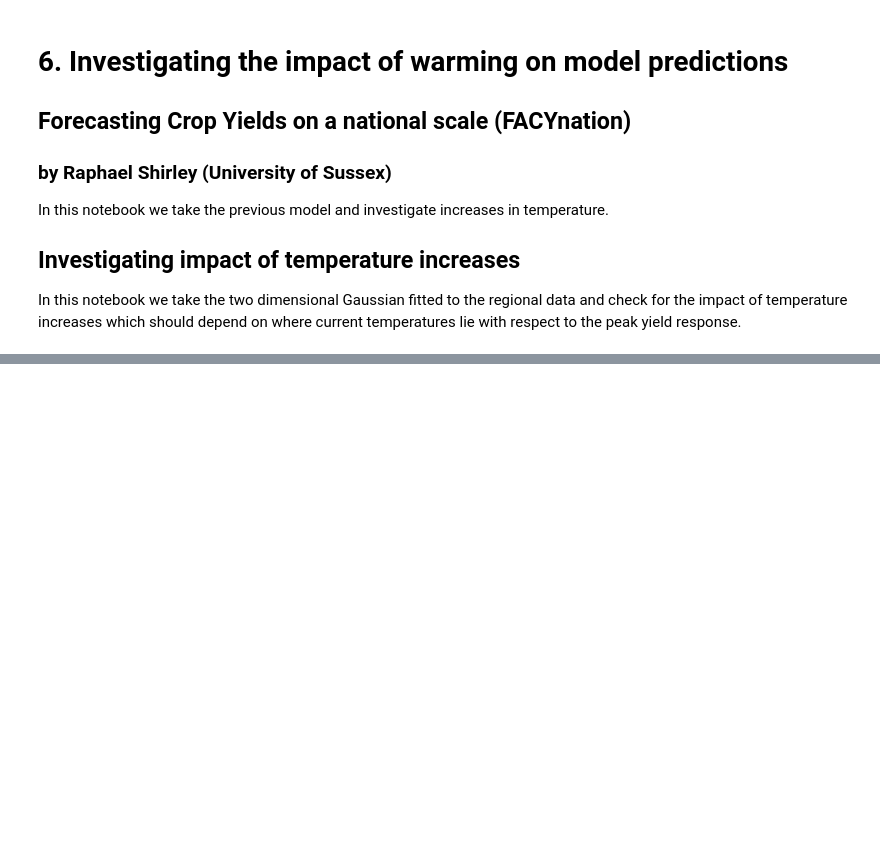
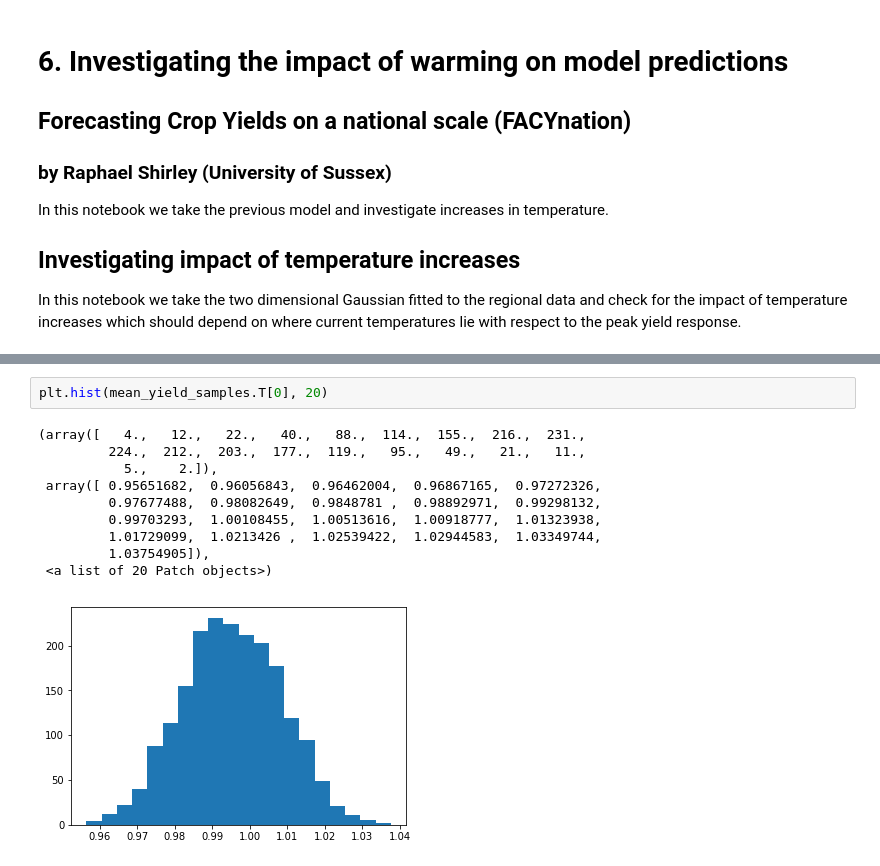
Before and after one commit to MylesBartlett/FACYnation, a Jupyter notebook: 6_Warming_impact.ipynb, the cells around one changed output, grey strips where cells are left out. Cells and saved outputs as stored; diff of their text form; blank space fills up the shorter version.

```diff
--- a/6_Warming_impact.ipynb
+++ b/6_Warming_impact.ipynb
@@ -49,0 +239,13 @@ for T_inc_n in T_inc:
+# %%
+plt.hist(mean_yield_samples.T[0], 20)
+# %% [output]
+(array([   4.,   12.,   22.,   40.,   88.,  114.,  155.,  216.,  231.,
+         224.,  212.,  203.,  177.,  119.,   95.,   49.,   21.,   11.,
+           5.,    2.]),
+ array([ 0.95651682,  0.96056843,  0.96462004,  0.96867165,  0.97272326,
+         0.97677488,  0.98082649,  0.9848781 ,  0.98892971,  0.99298132,
+         0.99703293,  1.00108455,  1.00513616,  1.00918777,  1.01323938,
+         1.01729099,  1.0213426 ,  1.02539422,  1.02944583,  1.03349744,
+         1.03754905]),
+ <a list of 20 Patch objects>)
+[figure, added]
```
Also changed, not shown: parts of 29 cells of this notebook.
